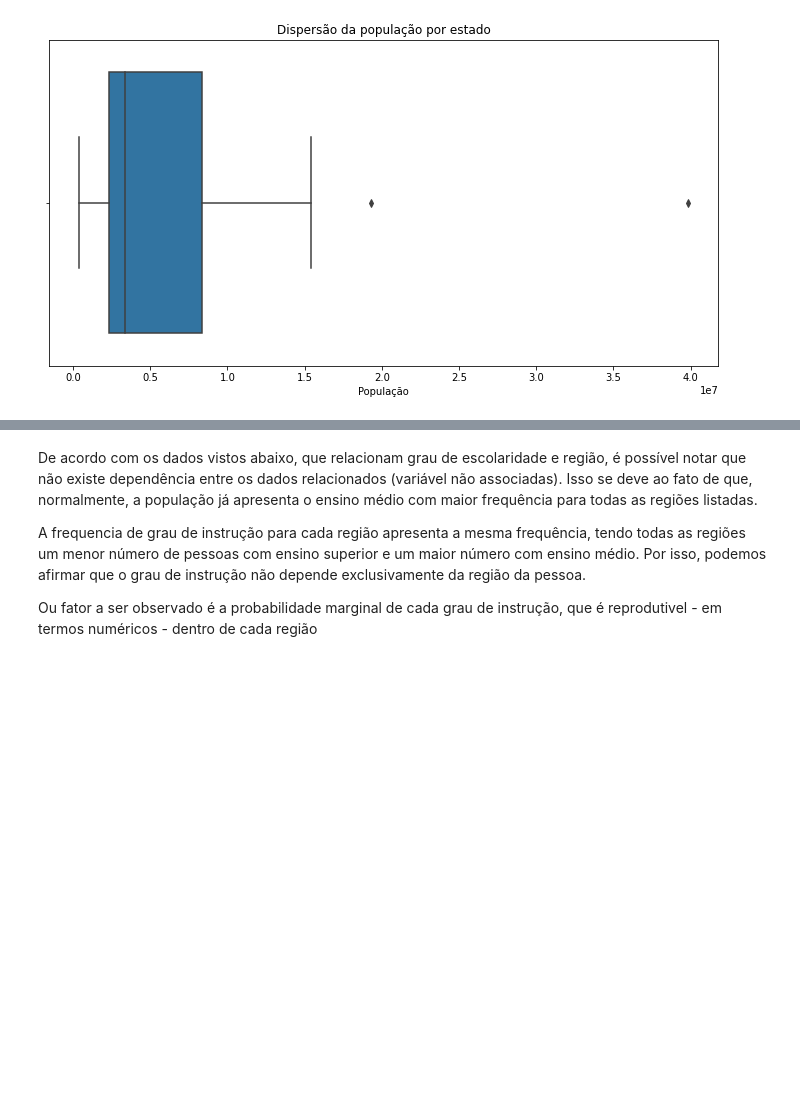
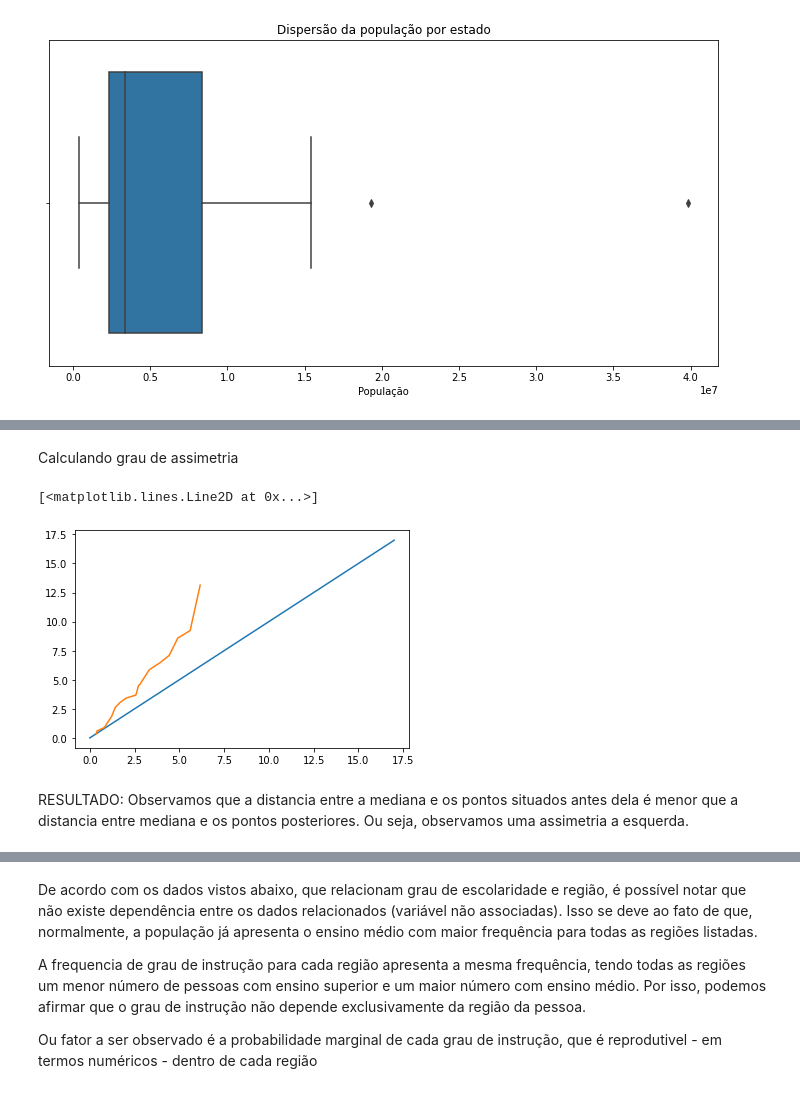
Before and after one commit to VitorSancho/Estudos_LivroEstatisticaBasica, a Jupyter notebook: LivroEstatísticaBásica.ipynb, the cells around one changed output, grey strips where cells are left out. Cells and saved outputs as stored; diff of their text form; code cells hidden in the pictures; blank space fills up the shorter version.

```diff
--- a/LivroEstatísticaBásica.ipynb
+++ b/LivroEstatísticaBásica.ipynb
@@ -186,31 +189,35 @@ AttributeError: ignored
+# %% [markdown]
+Calculando grau de assimetria
 # %%
-# calculando grau de assimetria
-#RESULTADO: Observamos que a distancia entre a mediana e os pontos situados antes dela é menor que a distancia entre mediana e os pontos posteriores
-# Ou sej,a observamos uma assimetria a esquerda
-
-mediana_salarios=dados.Salario.median()
+mediana_salarios=dados['Salario (x Sal Min)'].median()
 
 u=[]
 v=[]
 
-salarios_ordenados=dados.Salario.sort_values()
+salarios_ordenados=dados['Salario (x Sal Min)'].sort_values()
 
 for salario in salarios_ordenados:
   diferença_mediana=abs(salario-mediana_salarios)
 
   if salario<mediana_salarios:
     u.append(diferença_mediana)
   else:
     v.append(diferença_mediana)
 
 v=sorted(v,reverse=True)
 
 lista_numeros1=[0,1,2,3,4,5,6,7,8,9,10,11,12,13,14,15,16,17]
 # lista_numeros2=[1,2,3,4,5,6,7,8,9,10,11,12,13,14,15,16,17,18]
 
 Df=pd.DataFrame({"u":u,"v":v,'ref1':lista_numeros1})
 
 plt.plot(lista_numeros1,lista_numeros1)
 plt.plot(Df.u,Df.v)
+# %% [output]
+[<matplotlib.lines.Line2D at 0x...>]
+[figure, added]
+# %% [markdown]
+RESULTADO: Observamos que a distancia entre a mediana e os pontos situados antes dela é menor que a distancia entre mediana e os pontos posteriores.
+Ou seja, observamos uma assimetria a esquerda.
 # %%
 boxplot3=sns.boxplot(data=notas)
```
Also changed, not shown: parts of 17 cells of this notebook.
